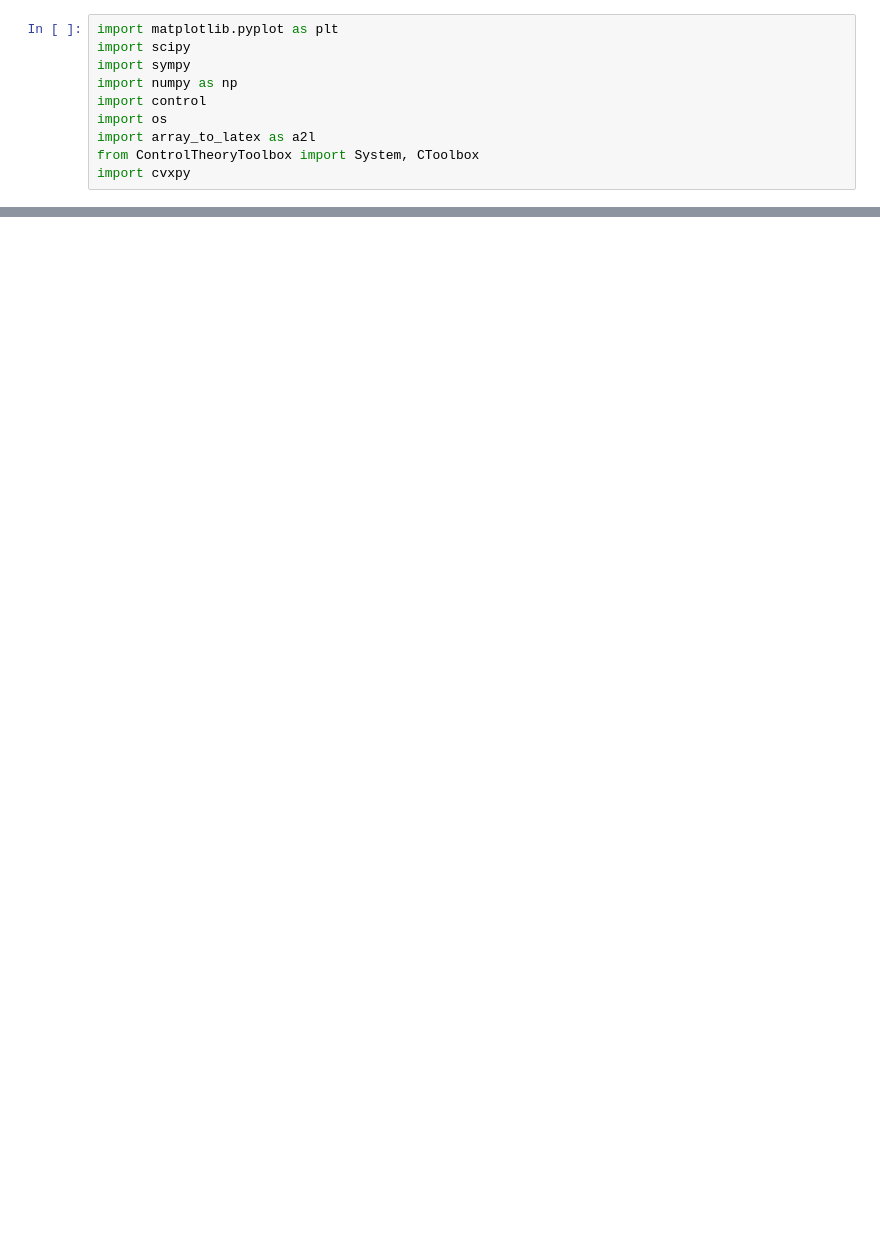
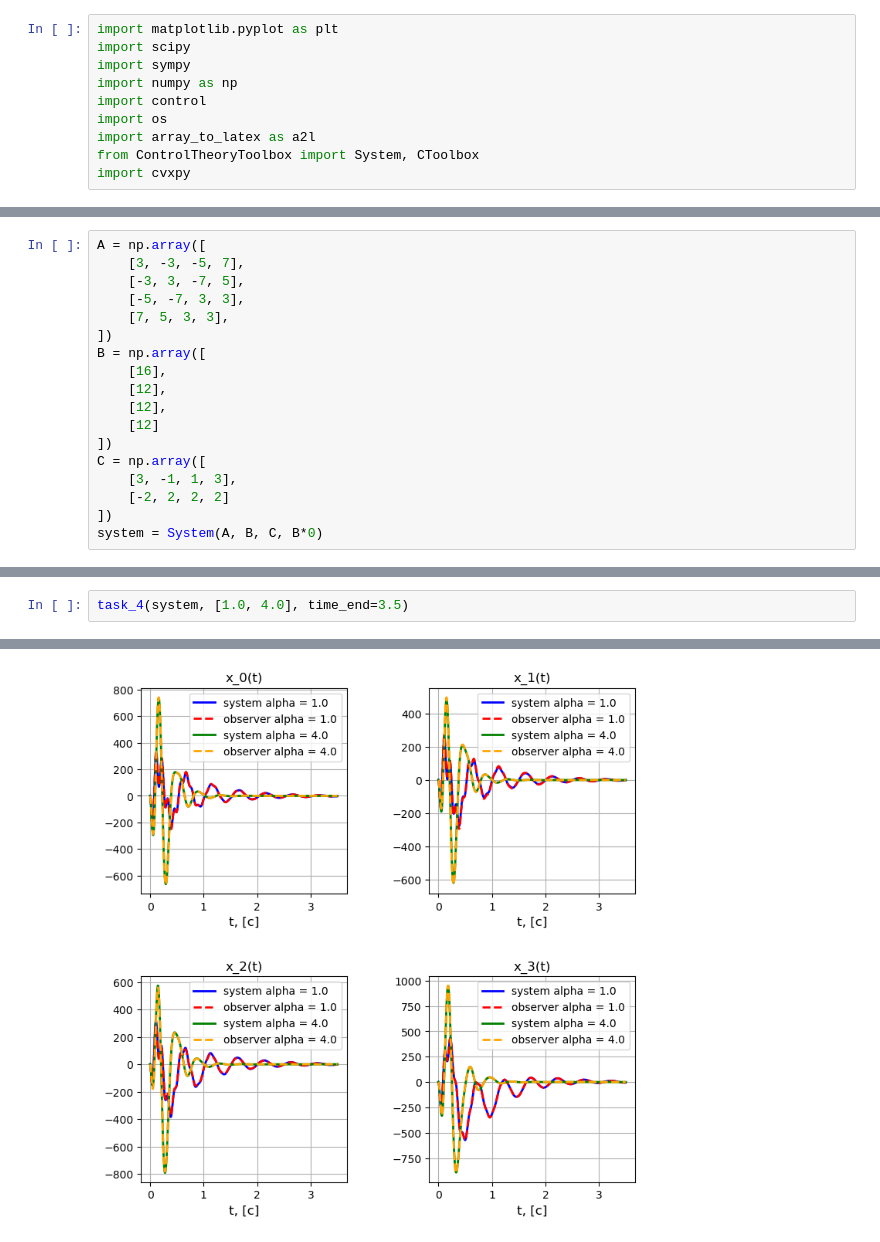
Before and after one commit to StriderOne/control-theory-labs, a Jupyter notebook: lab9/lab9.ipynb, the cells around one changed output, grey strips where cells are left out. Drawn from its saved outputs; the diff is of its cells as text; blank space fills up the shorter version.

```diff
--- a/lab9/lab9.ipynb
+++ b/lab9/lab9.ipynb
@@ -57,0 +399,18 @@ array([-1.86041546+1.14575611j, -1.86041546-1.14575611j])
+# %%
+A = np.array([
+    [3, -3, -5, 7],
+    [-3, 3, -7, 5],
+    [-5, -7, 3, 3],
+    [7, 5, 3, 3],
+])
+B = np.array([
+    [16],
+    [12],
+    [12],
+    [12]
+])
+C = np.array([
+    [3, -1, 1, 3],
+    [-2, 2, 2, 2]
+])
+system = System(A, B, C, B*0)
@@ -57,0 +514,3 @@ array([-1.86041546+1.14575611j, -1.86041546-1.14575611j])
+# %%
+task_4(system, [1.0, 4.0], time_end=3.5)
+# %% [output]
@@ -57,0 +534 @@ array([-1.86041546+1.14575611j, -1.86041546-1.14575611j])
+[figure, added]
```
Also changed, not shown: parts of 19 cells of this notebook, 3 other files.
